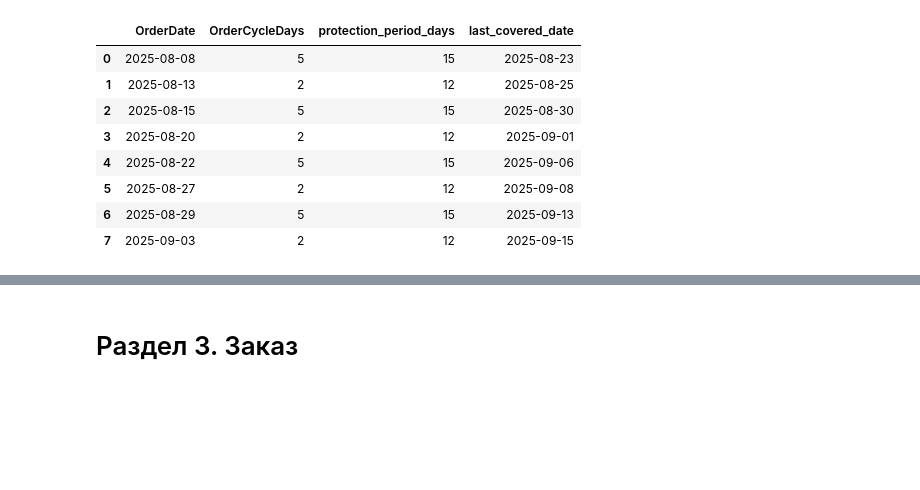
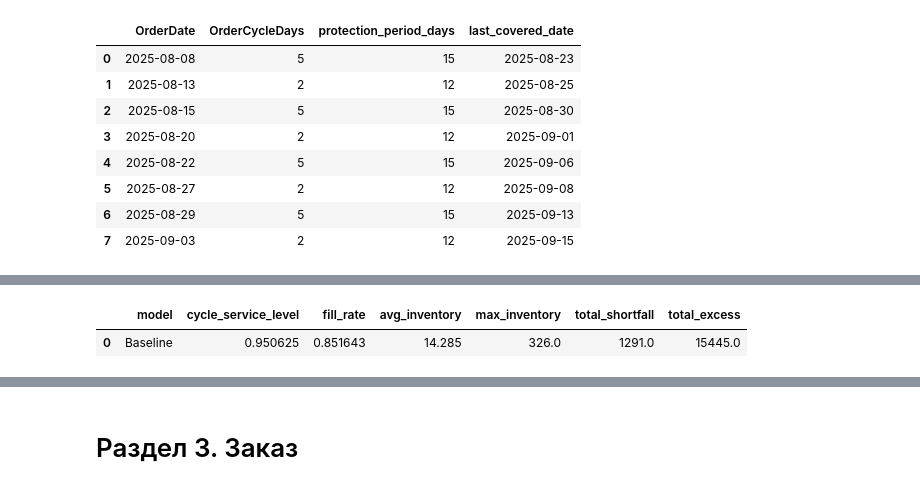
Before and after one commit to Viktor-VK/reorder-model, a Jupyter notebook: notebooks/reorder_model.ipynb, the cells around one changed output, grey strips where cells are left out. Saved outputs shown, nothing was run; the diff lists cells and outputs as text; code cells hidden in the pictures; blank space fills up the shorter version.

```diff
--- a/notebooks/reorder_model.ipynb
+++ b/notebooks/reorder_model.ipynb
@@ -478,0 +483,11 @@ control_dates_df[["OrderDate", "OrderCycleDays", "protection_period_days", "last
+# %%
+# Сортируем по SKU и дате — обязательное условие для корректного forward-fill внутри каждого SKU.
+history_sorted = history_df.sort_values(["SKU", "Date"]).copy()
+
+# ffill внутри каждой группы SKU: пропуск заполняется последним известным остатком этого же SKU.
+history_sorted["stock_filled"] = history_sorted.groupby("SKU")["Остаток на конец дня"].ffill()
+
+# Сколько осталось пропусков после ffill — должны остаться только самые первые дни истории SKU,
+# если у него вообще нет ни одного наблюдения остатка до какой-то точки.
+remaining_missing = history_sorted["stock_filled"].isna().sum()
+print("Пропусков после ffill:", remaining_missing, f"({remaining_missing / len(history_sorted):.3%})")
@@ -478,0 +668,19 @@ control_dates_df[["OrderDate", "OrderCycleDays", "protection_period_days", "last
+# %%
+def compute_metrics(decisions_df, model_name):
+    """Сводная строка метрик по таблице решений — переиспользуем для baseline и для доработанной модели."""
+    return pd.DataFrame([{
+        "model": model_name,
+        "cycle_service_level": decisions_df["cycle_success"].mean(),
+        "fill_rate": 1 - decisions_df["shortfall"].sum() / decisions_df["actual_demand"].sum(),
+        "avg_inventory": decisions_df["available_to_cover"].mean(),
+        "max_inventory": decisions_df["available_to_cover"].max(),
+        "total_shortfall": decisions_df["shortfall"].sum(),
+        "total_excess": decisions_df["excess"].sum(),
+    }])
+
+
+baseline_metrics_df = compute_metrics(baseline_decisions_df, "Baseline")
+baseline_metrics_df
+# %% [output]
+|  | model | cycle_service_level | fill_rate | avg_inventory | max_inventory | total_shortfall | total_excess |
+| 0 | Baseline | 0.950625 | 0.851643 | 14.285 | 326.0 | 1291.0 | 15445.0 |
```
Also changed, not shown: parts of 17 cells of this notebook.
